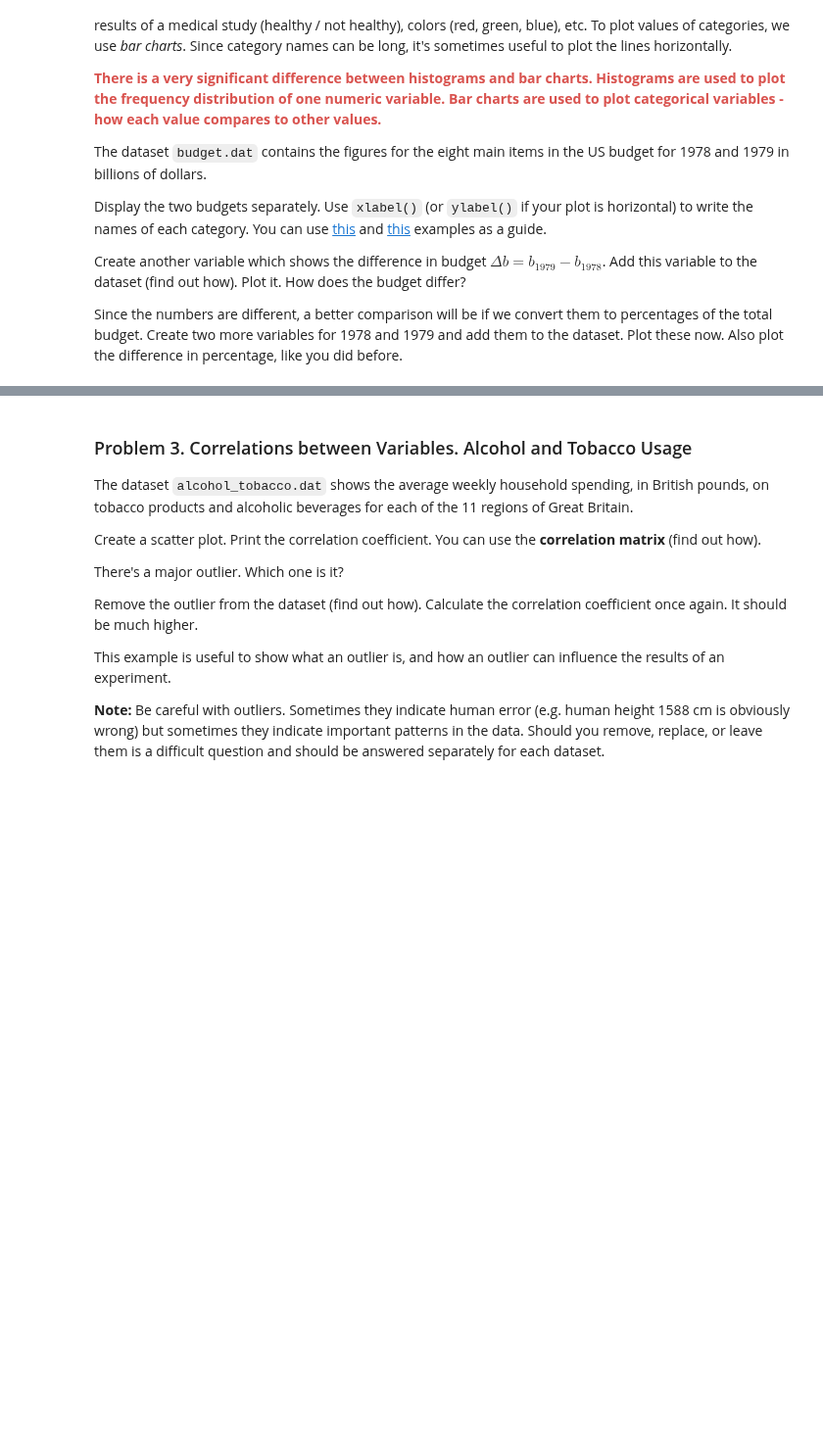
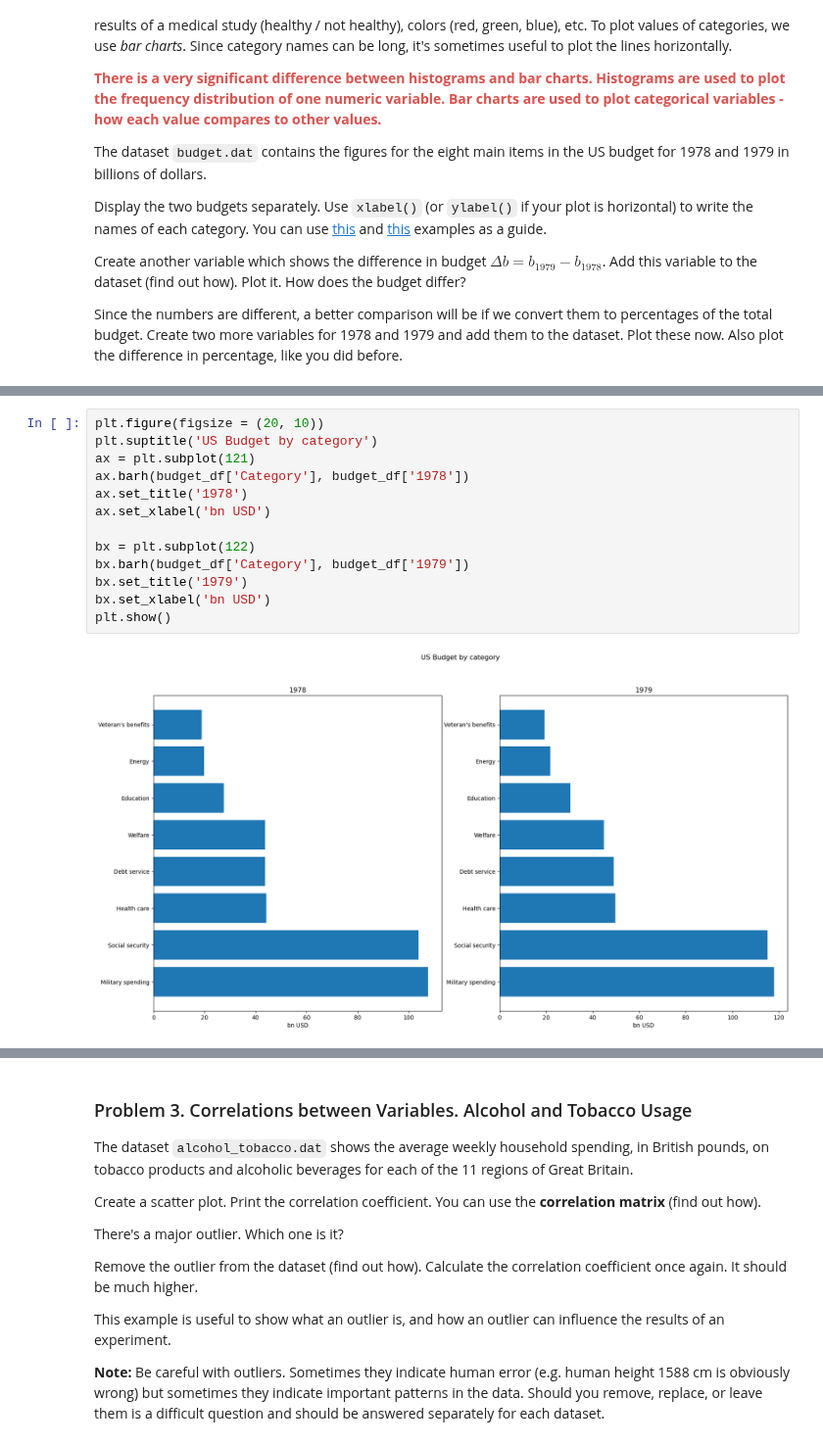
Before and after one commit to mi6oo6im/ml_math_for_devs, a Jupyter notebook: 12. Exercise Statistics/Statistics Exercise.ipynb, the cells around one changed output, grey strips where cells are left out. Shown at 98% size. Saved outputs shown, nothing was run; the diff lists cells and outputs as text; blank space fills up the shorter version.

```diff
--- a/12. Exercise Statistics/Statistics Exercise.ipynb
+++ b/12. Exercise Statistics/Statistics Exercise.ipynb
@@ -144,0 +173,15 @@ Since the numbers are different, a better comparison will be if we convert them
+# %%
+plt.figure(figsize = (20, 10))
+plt.suptitle('US Budget by category')
+ax = plt.subplot(121)
+ax.barh(budget_df['Category'], budget_df['1978'])
+ax.set_title('1978')
+ax.set_xlabel('bn USD')
+
+bx = plt.subplot(122)
+bx.barh(budget_df['Category'], budget_df['1979'])
+bx.set_title('1979')
+bx.set_xlabel('bn USD')
+plt.show()
+# %% [output]
+[figure, added]
```
Also changed, not shown: parts of 11 cells of this notebook.
